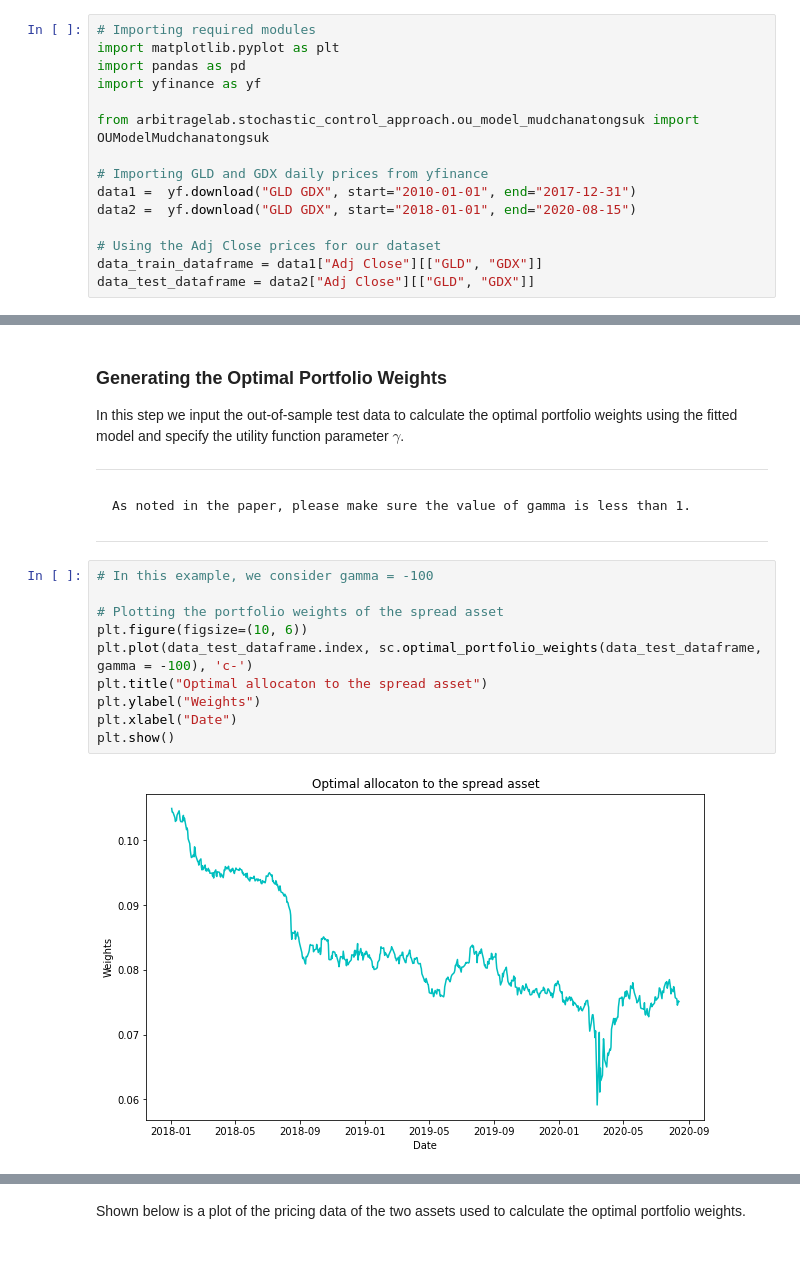
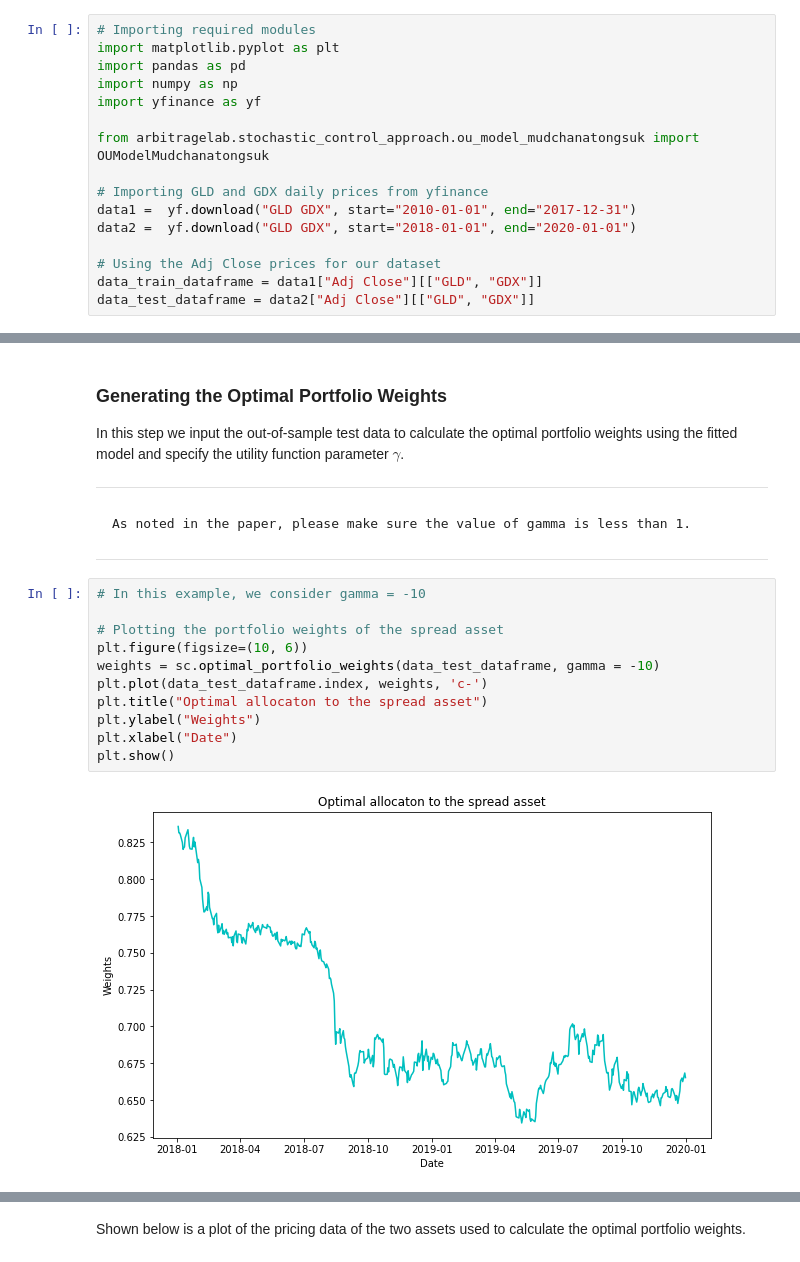
Before and after one commit to hudson-and-thames/arbitrage_research, a Jupyter notebook: Stochastic Control Approach/OU_Model_Mudchanatongsuk.ipynb, the cells around one changed output, grey strips where cells are left out. Saved outputs shown, nothing was run; the diff lists cells and outputs as text.

```diff
--- a/Stochastic Control Approach/OU_Model_Mudchanatongsuk.ipynb
+++ b/Stochastic Control Approach/OU_Model_Mudchanatongsuk.ipynb
@@ -103,13 +103,14 @@ We use the $GLD$ and $GDX$ tickers daily close prices as our dataset. The traini
 # Importing required modules
 import matplotlib.pyplot as plt
 import pandas as pd
+import numpy as np
 import yfinance as yf
 
 from arbitragelab.stochastic_control_approach.ou_model_mudchanatongsuk import OUModelMudchanatongsuk
 
 # Importing GLD and GDX daily prices from yfinance
 data1 =  yf.download("GLD GDX", start="2010-01-01", end="2017-12-31")
-data2 =  yf.download("GLD GDX", start="2018-01-01", end="2020-08-15")
+data2 =  yf.download("GLD GDX", start="2018-01-01", end="2020-01-01")
 
 # Using the Adj Close prices for our dataset
 data_train_dataframe = data1["Adj Close"][["GLD", "GDX"]]
@@ -160,14 +161,15 @@ In this step we input the out-of-sample test data to calculate the optimal portf
     As noted in the paper, please make sure the value of gamma is less than 1.
 ***
 # %%
-# In this example, we consider gamma = -100
+# In this example, we consider gamma = -10
 
 # Plotting the portfolio weights of the spread asset
 plt.figure(figsize=(10, 6))
-plt.plot(data_test_dataframe.index, sc.optimal_portfolio_weights(data_test_dataframe, gamma = -100), 'c-')
+weights = sc.optimal_portfolio_weights(data_test_dataframe, gamma = -10)
+plt.plot(data_test_dataframe.index, weights, 'c-')
 plt.title("Optimal allocaton to the spread asset")
 plt.ylabel("Weights")
 plt.xlabel("Date")
 plt.show()
 # %% [output]
-[figure, old version]
+[figure, new version]
```
Also changed, not shown: parts of 5 cells of this notebook, 1 other file.
